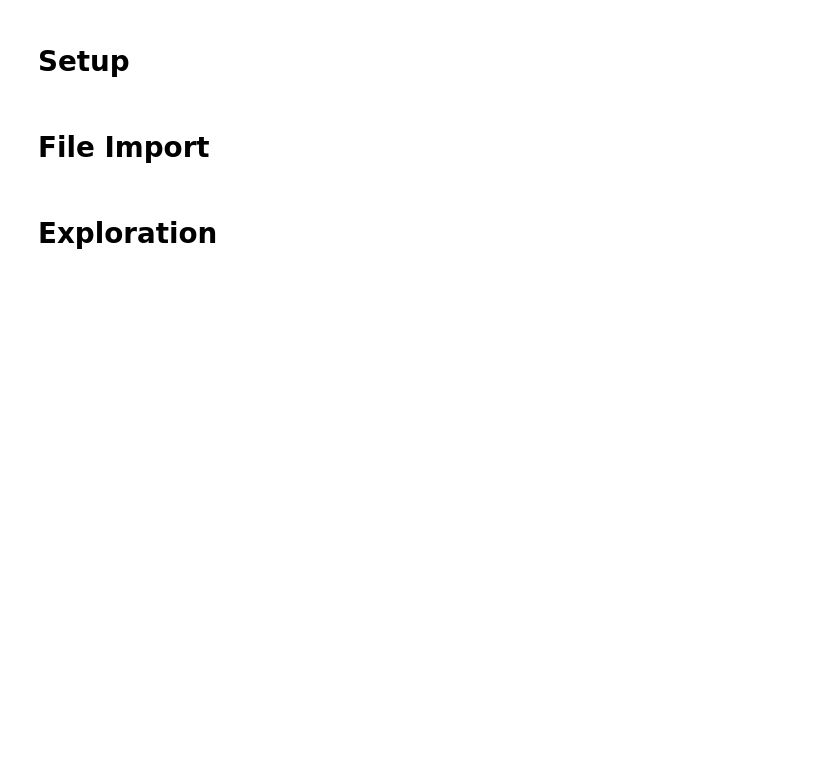
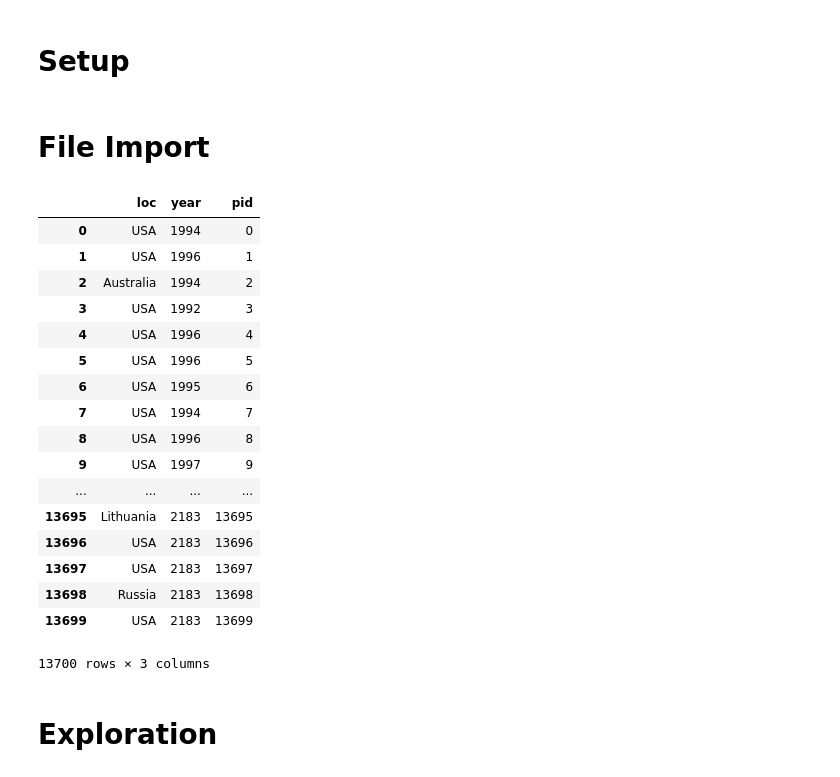
Before and after one commit to aemrich/bbgm_predict, a Jupyter notebook: analysis.ipynb, the cells around one changed output. Cells and saved outputs as stored; diff of their text form; code cells hidden in the pictures; blank space fills up the shorter version.

```diff
--- a/analysis.ipynb
+++ b/analysis.ipynb
@@ -28,6 +28,27 @@ df_stats = pd.read_csv('./data/stats.csv')
 df_born = pd.read_csv('./data/born.csv')
 df_weight = pd.read_csv('./data/weight.csv')
 df_awards = pd.read_csv('./data/awards.csv')
+# %%
+df_born
+# %% [output]
+|  | loc | year | pid |
+| 0 | USA | 1994 | 0 |
+| 1 | USA | 1996 | 1 |
+| 2 | Australia | 1994 | 2 |
+| 3 | USA | 1992 | 3 |
+| 4 | USA | 1996 | 4 |
+| 5 | USA | 1996 | 5 |
+| 6 | USA | 1995 | 6 |
+| 7 | USA | 1994 | 7 |
+| 8 | USA | 1996 | 8 |
+| 9 | USA | 1997 | 9 |
+| ... | ... | ... | ... |
+| 13695 | Lithuania | 2183 | 13695 |
+| 13696 | USA | 2183 | 13696 |
+| 13697 | USA | 2183 | 13697 |
+| 13698 | Russia | 2183 | 13698 |
+| 13699 | USA | 2183 | 13699 |
+13700 rows × 3 columns
 # %% [markdown]
 # Exploration
 # %%
```
Also changed, not shown: 8 other files.
